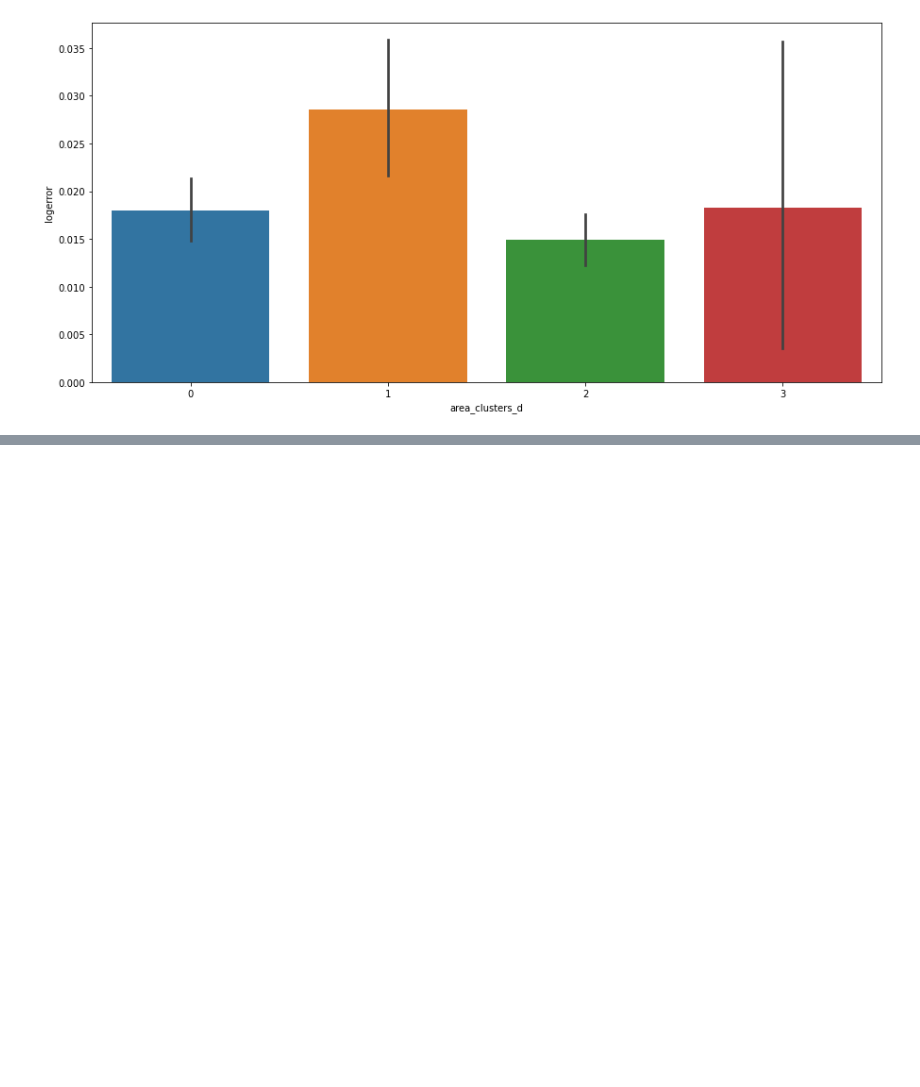
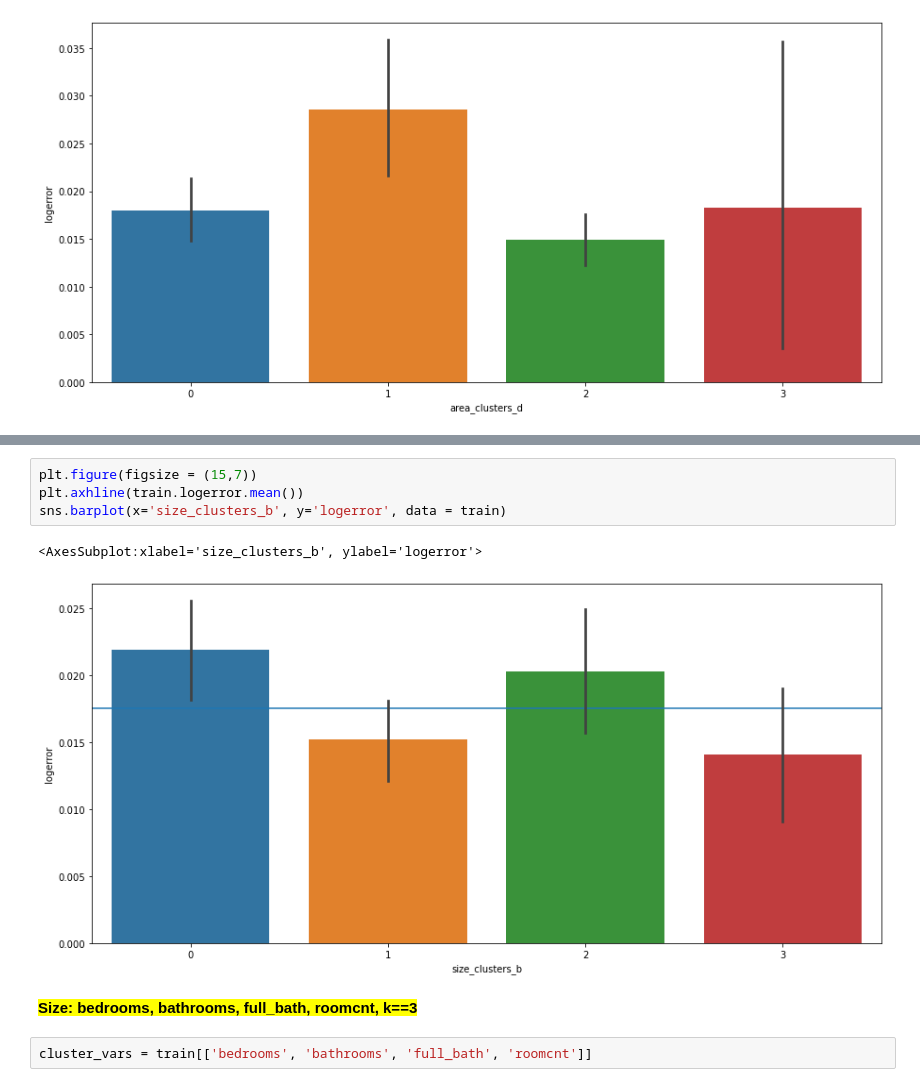
Before and after one commit to m3redithw/Zestimates-Clustering-Project, a Jupyter notebook: modeling.ipynb, the cells around one changed output, grey strips where cells are left out. Cells and saved outputs as stored; diff of their text form; blank space fills up the shorter version.

```diff
--- a/modeling.ipynb
+++ b/modeling.ipynb
@@ -639,0 +696,11 @@ sns.barplot(x='area_clusters_d', y='logerror', data = train)
+# %%
+plt.figure(figsize = (15,7))
+plt.axhline(train.logerror.mean())
+sns.barplot(x='size_clusters_b', y='logerror', data = train)
+# %% [output]
+<AxesSubplot:xlabel='size_clusters_b', ylabel='logerror'>
+[figure, added]
+# %% [markdown]
+<span style='background :yellow' >**Size:  bedrooms, bathrooms, full_bath, roomcnt, k==3**</span>
+# %%
+cluster_vars = train[['bedrooms', 'bathrooms', 'full_bath', 'roomcnt']]
```
Also changed, not shown: parts of 44 cells of this notebook.
